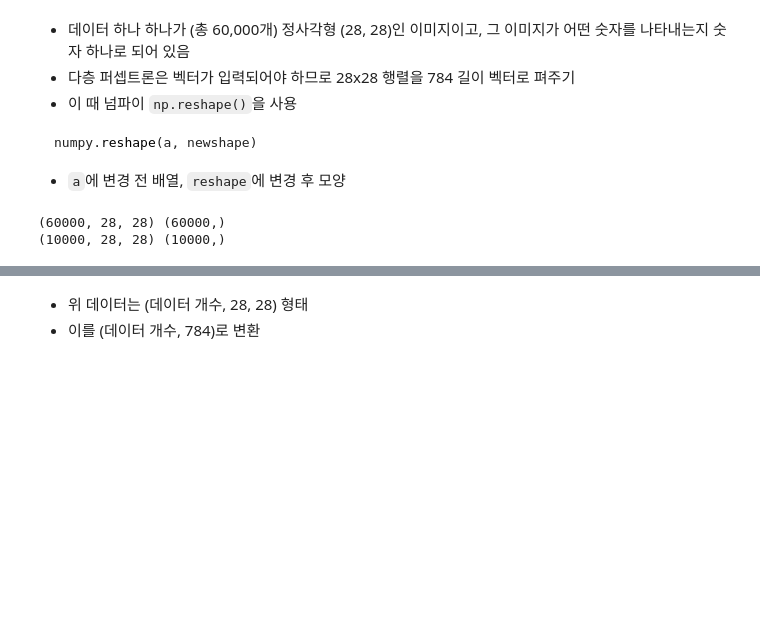
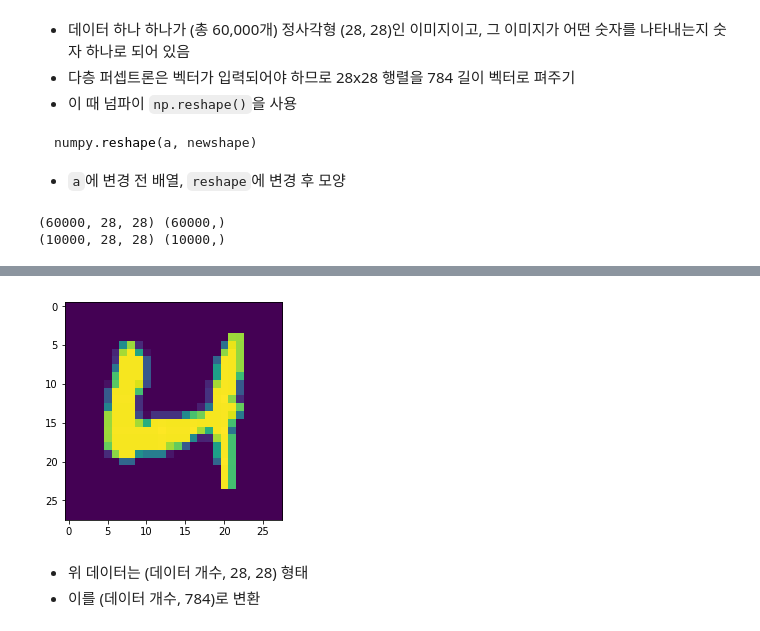
Before and after one commit to WoongheeLee/class-2020-Artificial-Intelligence-and-Future-Society, a Jupyter notebook: week13-mnist/keras_perceptron.ipynb, the cells around one changed output, grey strips where cells are left out. Saved outputs shown, nothing was run; the diff lists cells and outputs as text; code cells hidden in the pictures; blank space fills up the shorter version.

```diff
--- a/week13-mnist/keras_perceptron.ipynb
+++ b/week13-mnist/keras_perceptron.ipynb
@@ -113,0 +119,3 @@ print(X_test.shape, y_test.shape)
+# %%
+np.random.seed(0)
+temp_idx = np.random.randint(X_train.shape[0])
@@ -114,3 +142,8 @@ print(X_test.shape, y_test.shape)
+# %%
+plt.imshow(X_train[temp_idx])
+plt.show()
+# %% [output]
+[figure, added]
 # %% [markdown]
 * 위 데이터는 (데이터 개수, 28, 28) 형태
 * 이를 (데이터 개수, 784)로 변환
```
Also changed, not shown: parts of 17 cells of this notebook.
